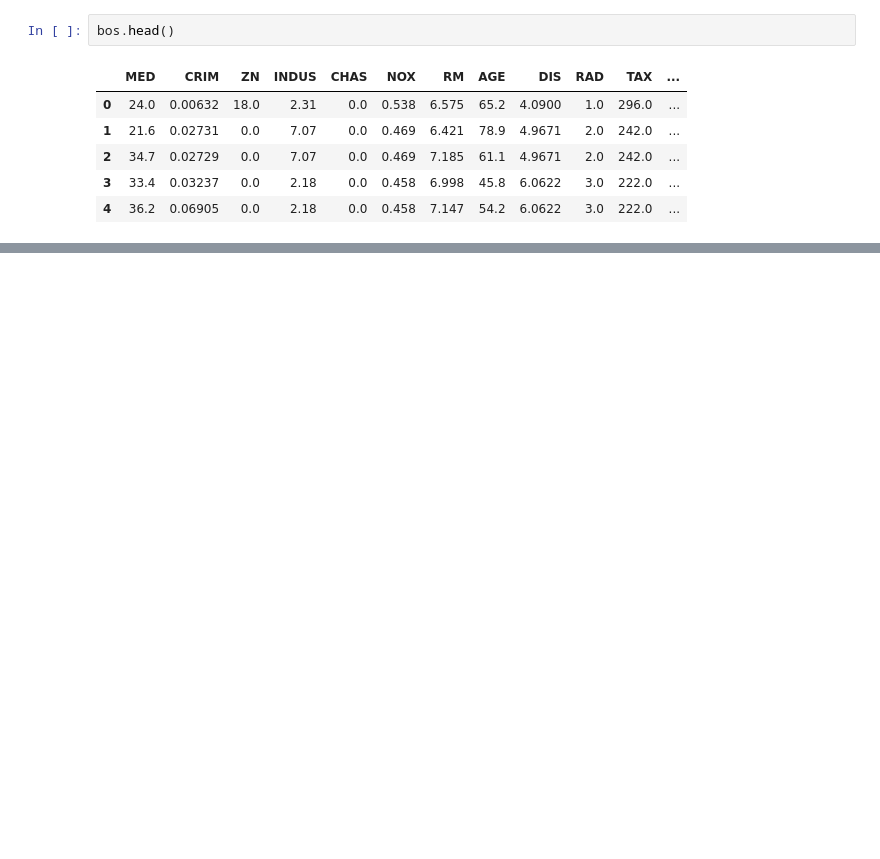
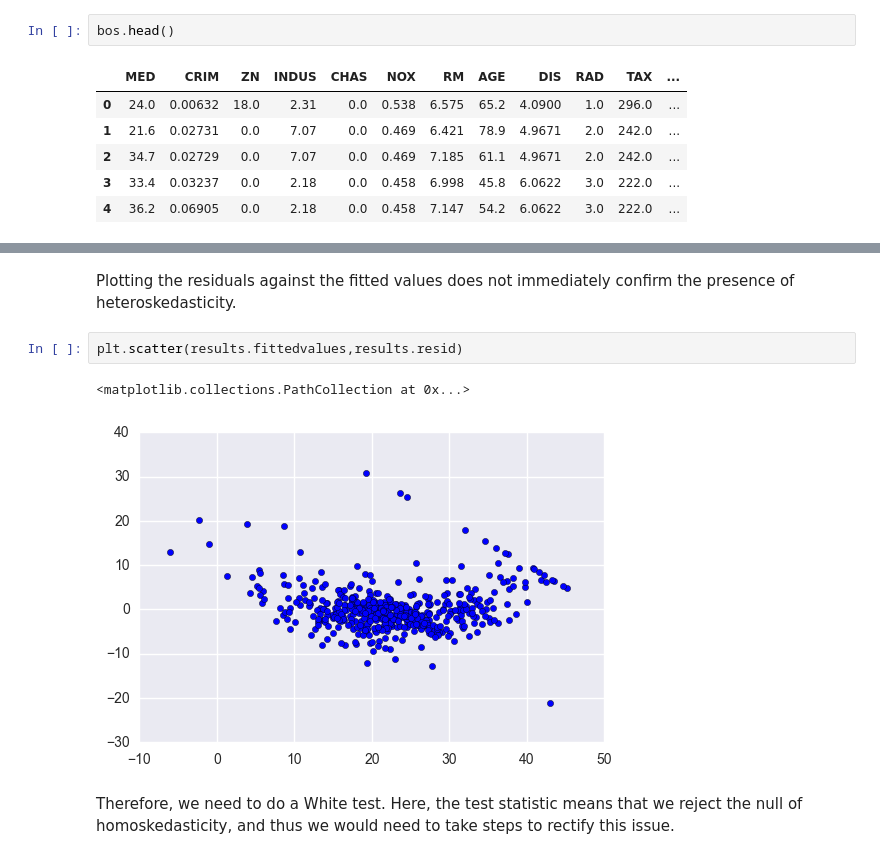
Before and after one commit to zlatankr/Data-Science-Curriculum, a Jupyter notebook: Linear Regression.ipynb, the cells around one changed output, grey strips where cells are left out. Cells and saved outputs as stored; diff of their text form; blank space fills up the shorter version.

```diff
--- a/Linear Regression.ipynb
+++ b/Linear Regression.ipynb
@@ -191,0 +276,9 @@ bos['MED'].hist()
+# %% [markdown]
+Plotting the residuals against the fitted values does not immediately confirm the presence of heteroskedasticity.
+# %%
+plt.scatter(results.fittedvalues,results.resid)
+# %% [output]
+<matplotlib.collections.PathCollection at 0x...>
+[figure, added]
+# %% [markdown]
+Therefore, we need to do a White test. Here, the test statistic means that we reject the null of homoskedasticity, and thus we would need to take steps to rectify this issue.
```
Also changed, not shown: parts of 18 cells of this notebook.
